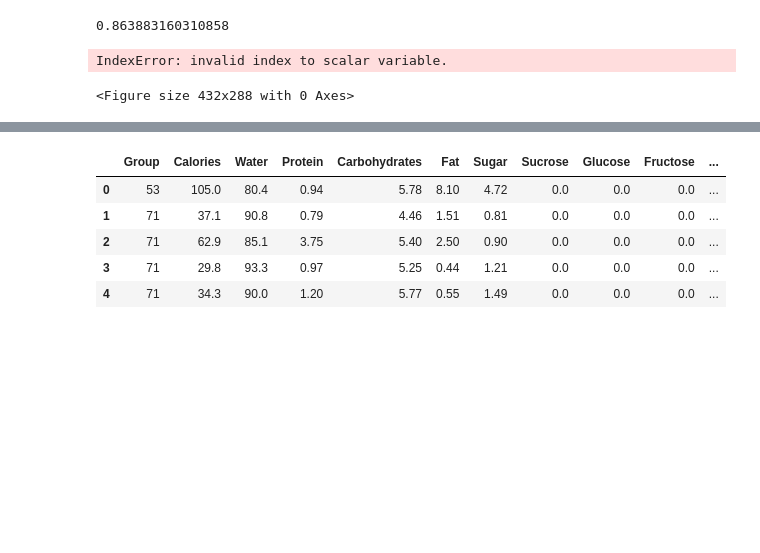
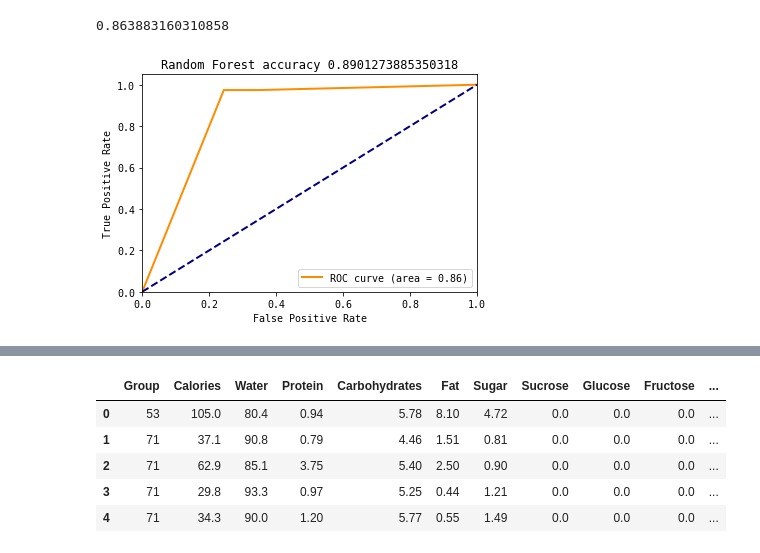
Before and after one commit to CMFV/FINAL_PROJECT, a Jupyter notebook: Clustering_data.ipynb, the cells around one changed output, grey strips where cells are left out. Drawn from its saved outputs; the diff is of its cells as text; code cells hidden in the pictures; blank space fills up the shorter version.

```diff
--- a/Clustering_data.ipynb
+++ b/Clustering_data.ipynb
@@ -143,7 +143,8 @@ RandomForestClassifier(bootstrap=True, class_weight=None, criterion='entropy',
 # %%
 y_pred=randomforest.predict(X_test)
 # %%
-randomforest.score(X_test, y_test)
+score=randomforest.score(X_test, y_test)
+score
 # %% [output]
 0.8901273885350318
 # %%
@@ -155,18 +156,17 @@ roc_auc
 # %%
 plt.figure()
 lw = 2
-plt.plot(fpr[2], tpr[2], color='darkorange',lw=lw, label='ROC curve (area = %0.2f)' % roc_auc[2])
+plt.plot(fpr, tpr, color='darkorange',lw=lw, label='ROC curve (area = %0.2f)' % roc_auc)
 plt.plot([0, 1], [0, 1], color='navy', lw=lw, linestyle='--')
 plt.xlim([0.0, 1.0])
 plt.ylim([0.0, 1.05])
 plt.xlabel('False Positive Rate')
 plt.ylabel('True Positive Rate')
-plt.title('Receiver operating characteristic example')
+plt.title('Random Forest accuracy {}'.format(score))
 plt.legend(loc="lower right")
 plt.show()
 # %% [output]
-IndexError: invalid index to scalar variable.
-<Figure size 432x288 with 0 Axes>
+[figure, added]
 # %%
 df_no_clas0=pd.read_csv('me_diet_EMPTY.csv')
 # %%
```
Also changed, not shown: 3 other files.
